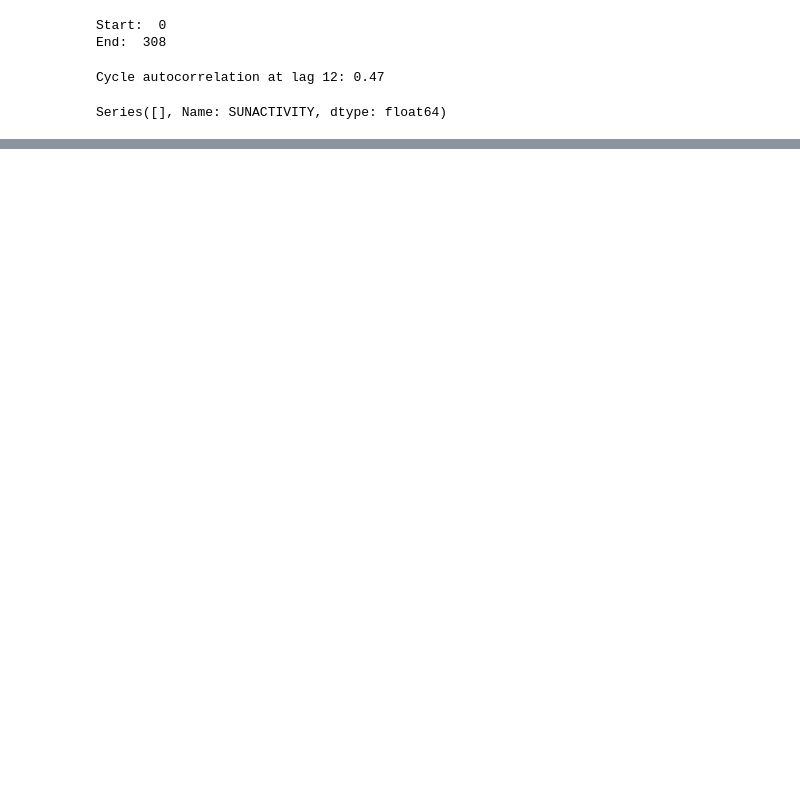
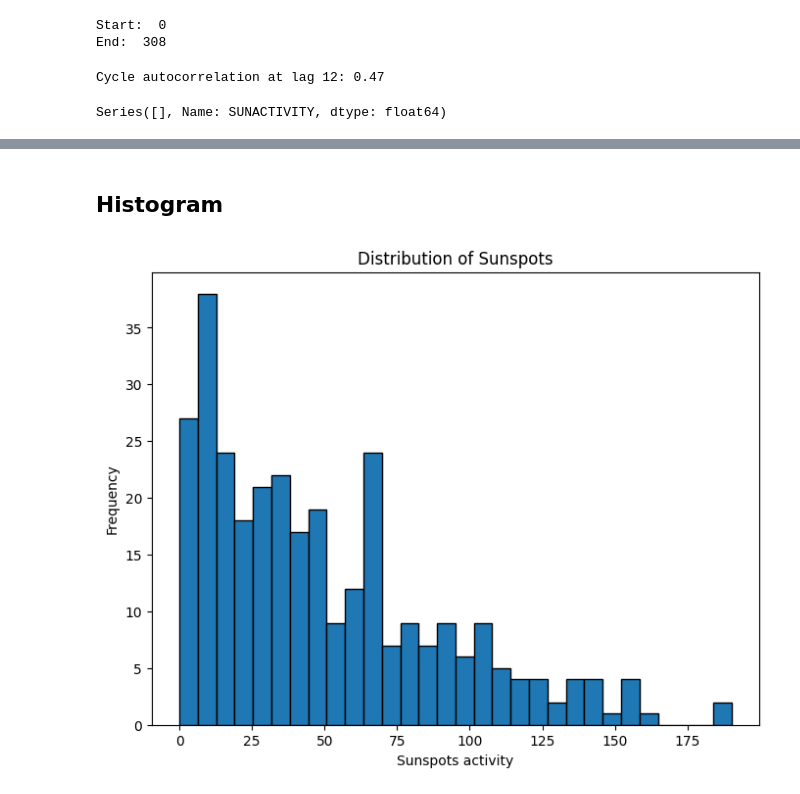
Before and after one commit to feed0/time-series, a Jupyter notebook: 2-exploring-time-series.ipynb, the cells around one changed output, grey strips where cells are left out. Drawn from its saved outputs; the diff is of its cells as text; code cells hidden in the pictures; blank space fills up the shorter version.

```diff
--- a/2-exploring-time-series.ipynb
+++ b/2-exploring-time-series.ipynb
@@ -95,0 +94,11 @@ Series([], Name: SUNACTIVITY, dtype: float64)
+# %% [markdown]
+## Histogram
+# %%
+plt.figure(figsize=(8, 6))
+plt.hist(sunspots_series, bins=30, edgecolor='black')
+plt.title('Distribution of Sunspots')
+plt.xlabel('Sunspots activity')
+plt.ylabel('Frequency')
+plt.show()
+# %% [output]
+[figure, added]
```
Also changed, not shown: parts of 6 cells of this notebook, 1 other file.
